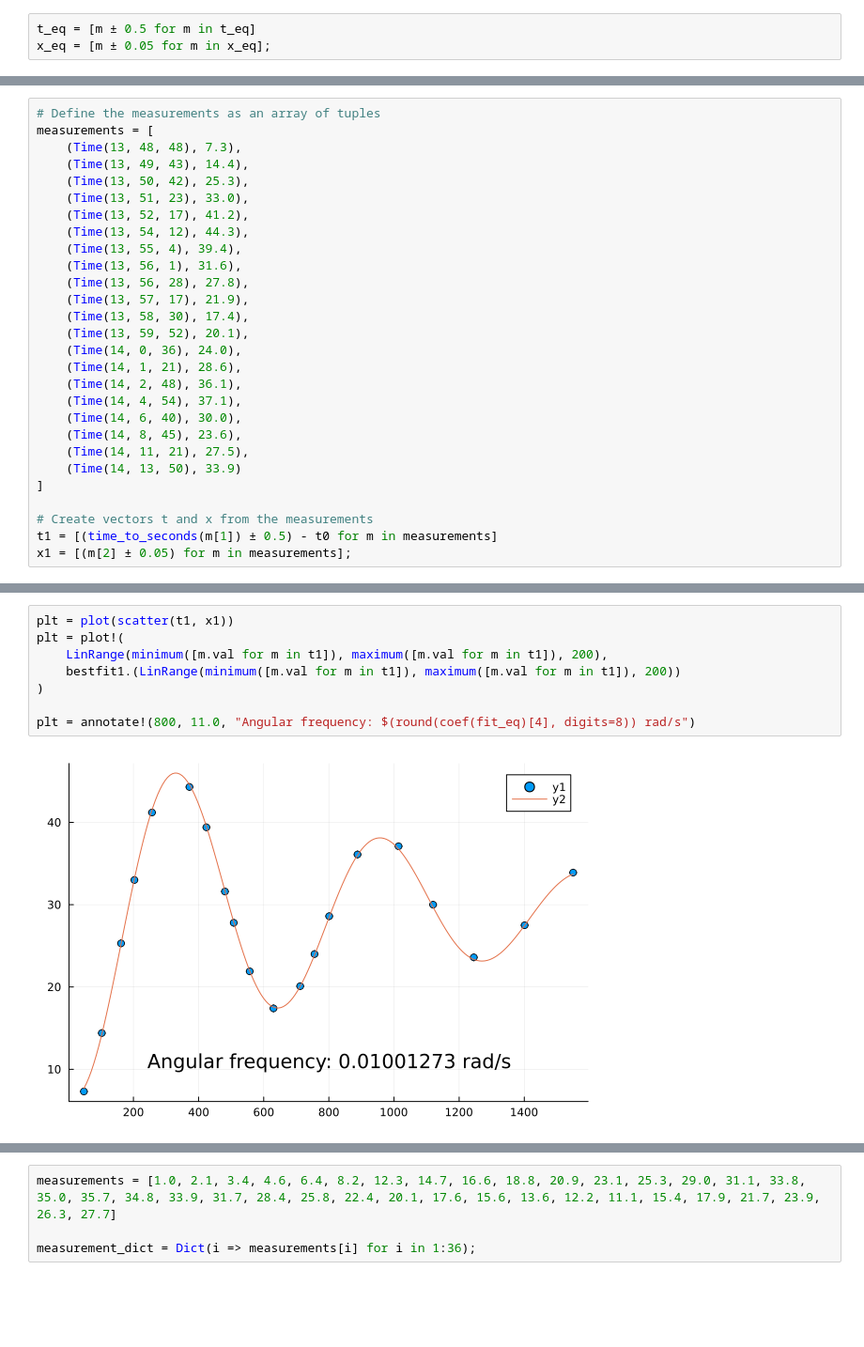
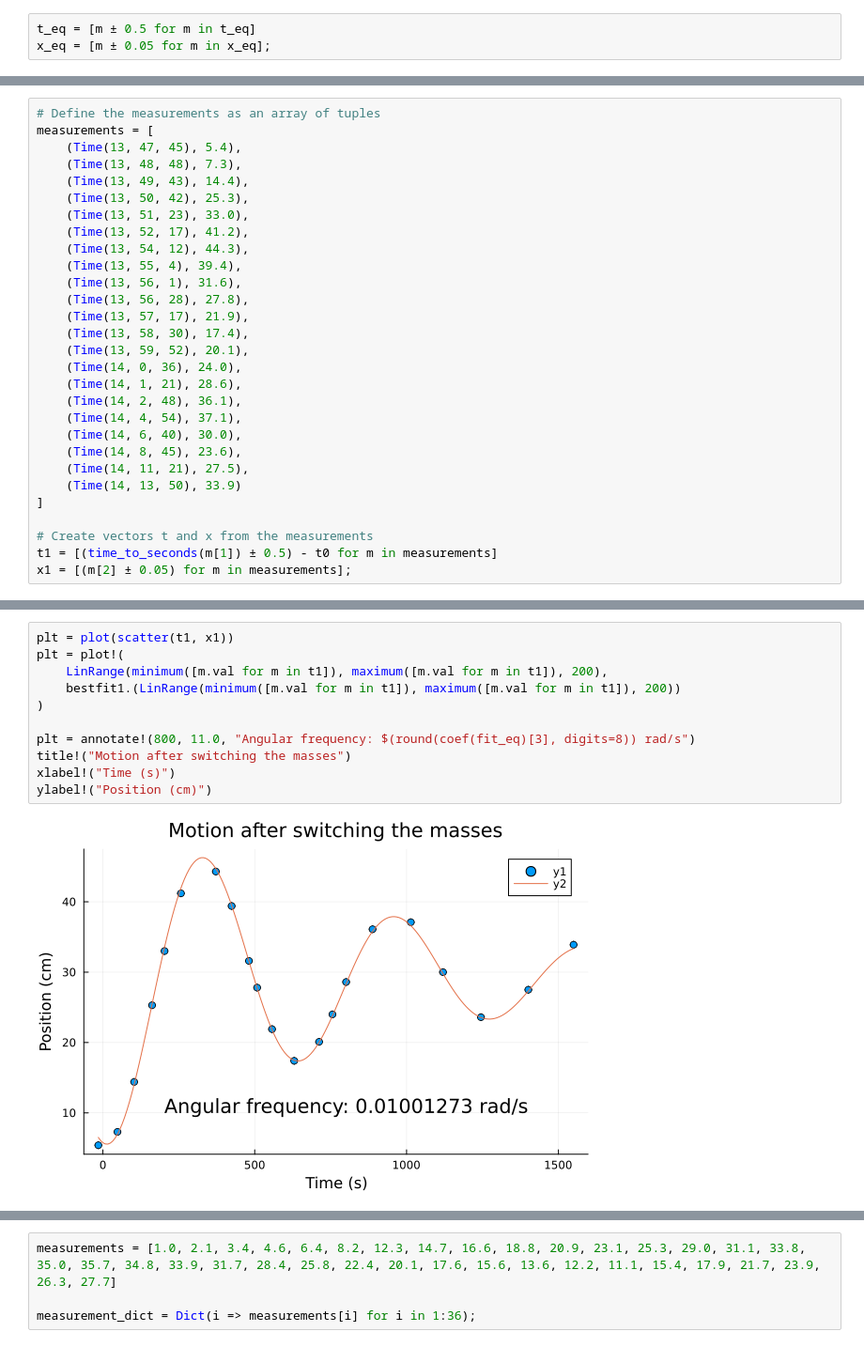
Before and after one commit to UserDJ1/iLab, a Jupyter notebook: Cavendish.ipynb, the cells around one changed output, grey strips where cells are left out. Shown at 94% size. Saved outputs shown, nothing was run; the diff lists cells and outputs as text; blank space fills up the shorter version.

```diff
--- a/Cavendish.ipynb
+++ b/Cavendish.ipynb
@@ -76,6 +58,7 @@ t_eq .-= t0
 # %%
 # Define the measurements as an array of tuples
 measurements = [
+    (Time(13, 47, 45), 5.4),
     (Time(13, 48, 48), 7.3),
     (Time(13, 49, 43), 14.4),
     (Time(13, 50, 42), 25.3),
@@ -138,10 +109,13 @@ plt = annotate!(-600, 1.0, "Angular frequency: $(round(coef(fit_eq)[4], digits=8
 # %%
 plt = plot(scatter(t1, x1))
 plt = plot!(
     LinRange(minimum([m.val for m in t1]), maximum([m.val for m in t1]), 200),
     bestfit1.(LinRange(minimum([m.val for m in t1]), maximum([m.val for m in t1]), 200))
 )
 
-plt = annotate!(800, 11.0, "Angular frequency: $(round(coef(fit_eq)[4], digits=8)) rad/s")
+plt = annotate!(800, 11.0, "Angular frequency: $(round(coef(fit_eq)[3], digits=8)) rad/s")
+title!("Motion after switching the masses")
+xlabel!("Time (s)")
+ylabel!("Position (cm)")
 # %% [output]
-[figure, old version]
+[figure, new version]
```
Also changed, not shown: parts of 33 cells of this notebook.
